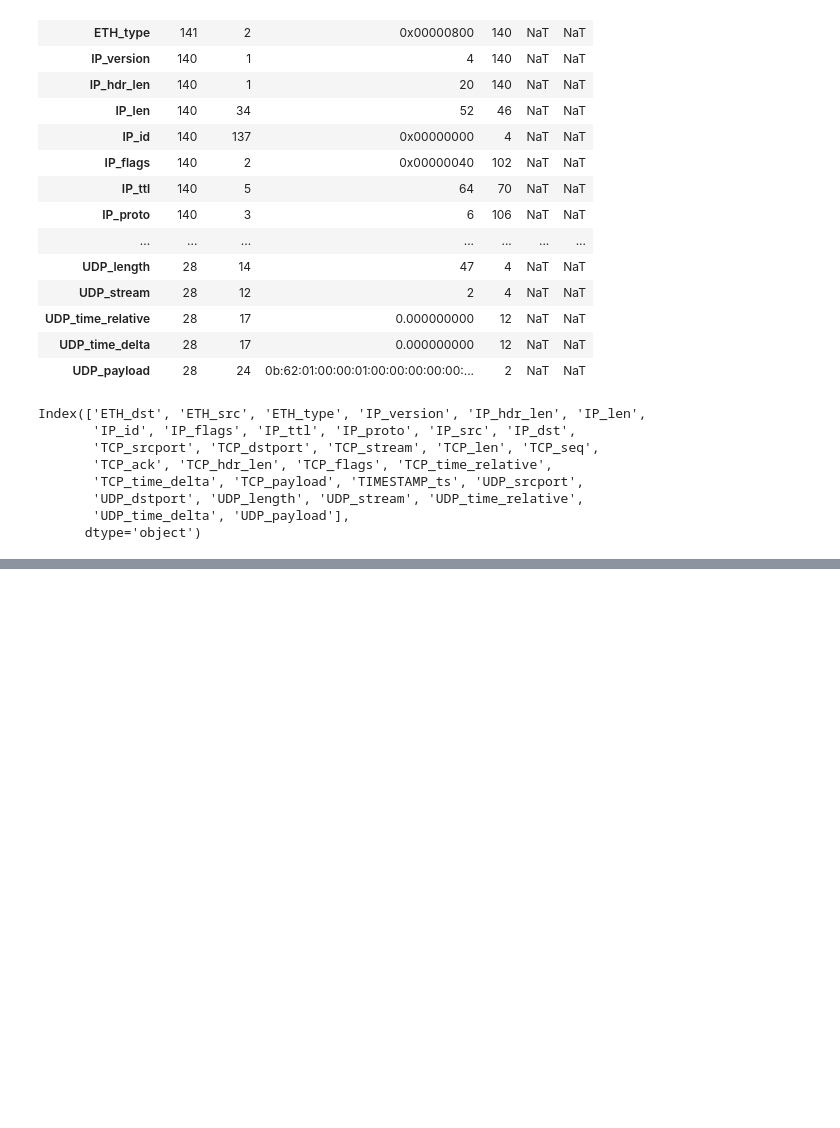
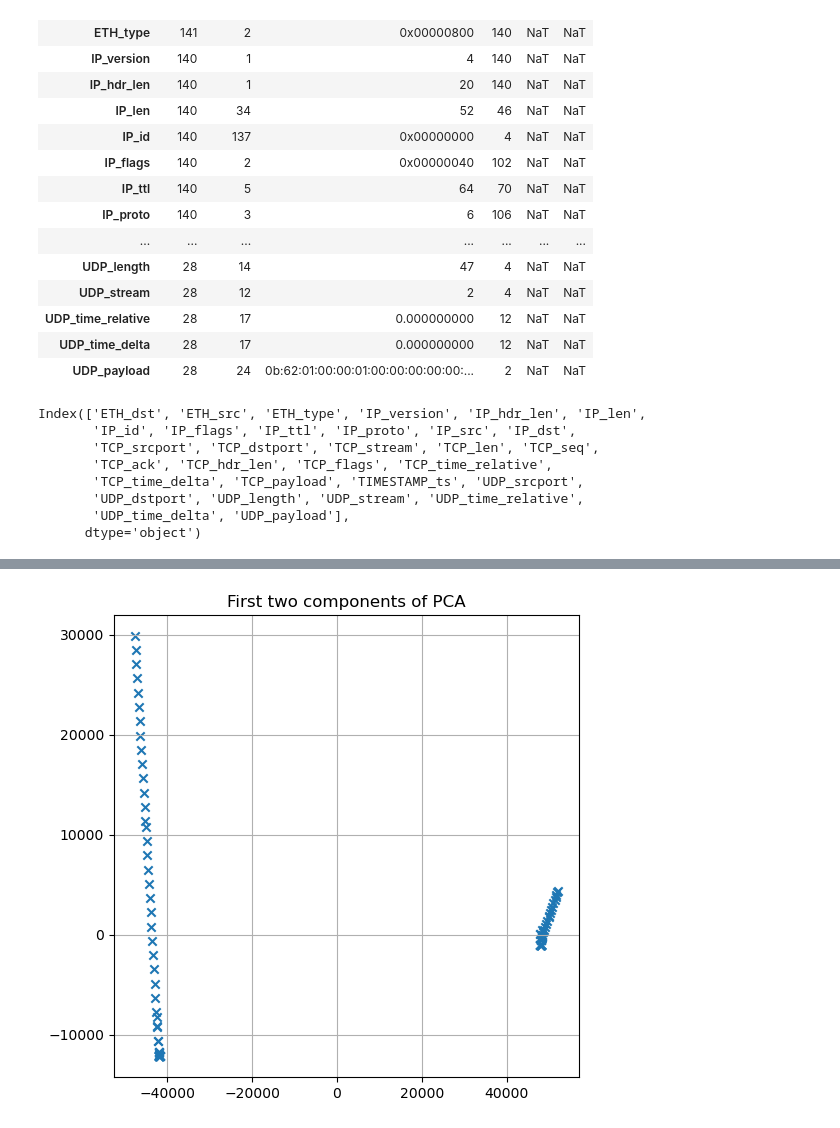
Before and after one commit to BenjaminDeporte/Cyber, a Jupyter notebook: code/Traitement_dataframes.ipynb, the cells around one changed output, grey strips where cells are left out. Saved outputs shown, nothing was run; the diff lists cells and outputs as text; code cells hidden in the pictures; blank space fills up the shorter version.

```diff
--- a/code/Traitement_dataframes.ipynb
+++ b/code/Traitement_dataframes.ipynb
@@ -100,0 +264,3 @@ columns_to_discard = ['TCP_payload','UDP_payload']
+# %%
+pca = PCA(n_components=2)
+X_pca = pca.fit_transform(X)
@@ -100,0 +271,8 @@ columns_to_discard = ['TCP_payload','UDP_payload']
+# %%
+fig, ax = plt.subplots(figsize=(6,6))
+
+ax.scatter( X_pca[:,0], X_pca[:,1], marker='x' )
+ax.set_title('First two components of PCA')
+ax.grid(True)
+# %% [output]
+[figure, added]
```
Also changed, not shown: parts of 20 cells of this notebook.
